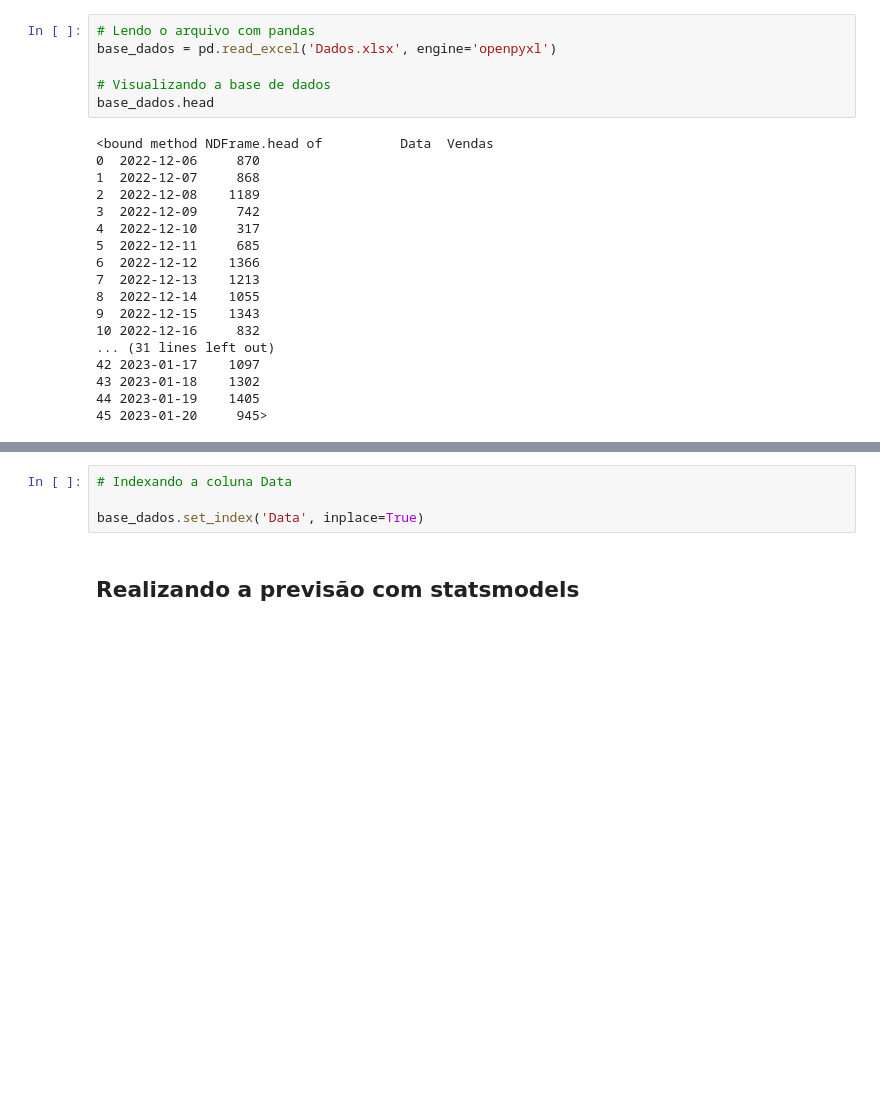
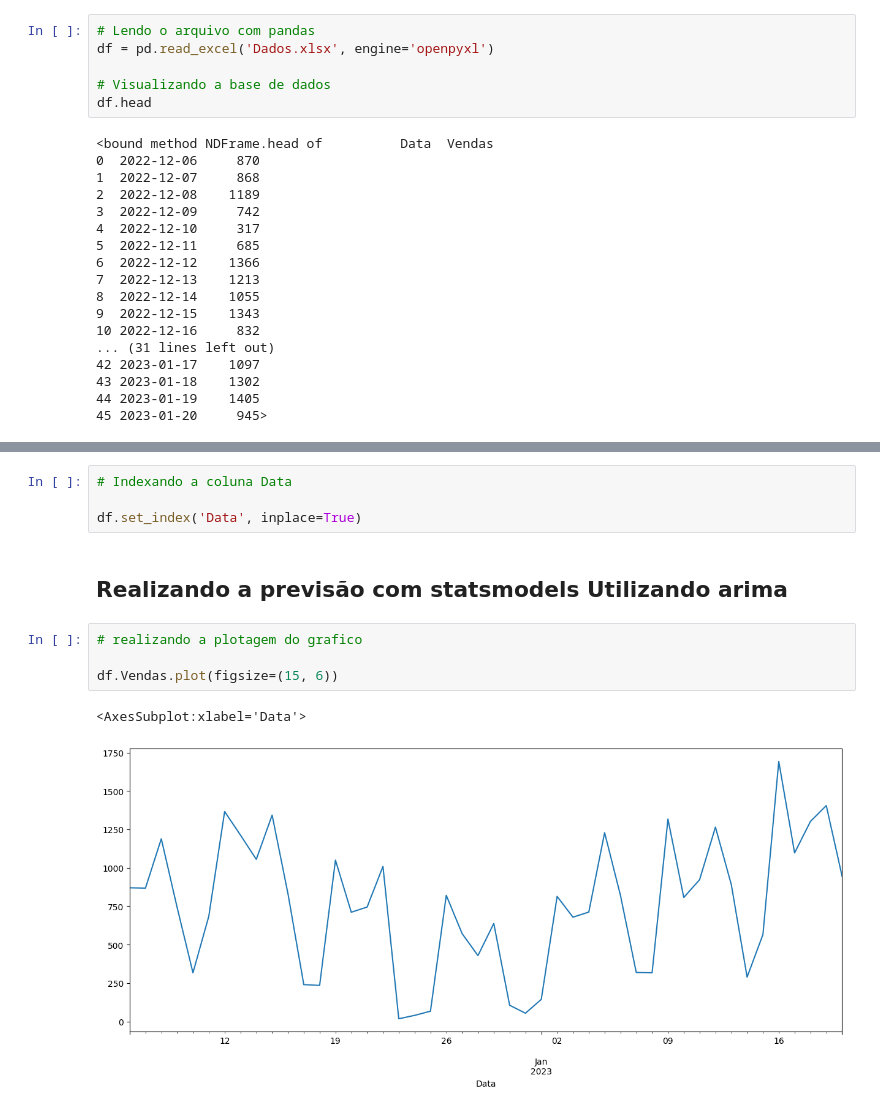
Before and after one commit to vitorhssouza/Desafio-Frexco-Data-Analitycs, a Jupyter notebook: predicao.ipynb, the cells around one changed output, grey strips where cells are left out. Cells and saved outputs as stored; diff of their text form; blank space fills up the shorter version.

```diff
--- a/predicao.ipynb
+++ b/predicao.ipynb
@@ -15,10 +15,10 @@ from statsmodels.tsa.ar_model import AutoReg
 import seaborn as sns
 # %%
 # Lendo o arquivo com pandas
-base_dados = pd.read_excel('Dados.xlsx', engine='openpyxl')
+df = pd.read_excel('Dados.xlsx', engine='openpyxl')
 
 # Visualizando a base de dados
-base_dados.head
+df.head
 # %% [output]
 <bound method NDFrame.head of          Data  Vendas
 0  2022-12-06     870
@@ -65,6 +65,13 @@ memory usage: 864.0 bytes
 # %%
 # Indexando a coluna Data
 
-base_dados.set_index('Data', inplace=True)
+df.set_index('Data', inplace=True)
 # %% [markdown]
-## Realizando a previsão com statsmodels
+## Realizando a previsão com statsmodels Utilizando arima
+# %%
+# realizando a plotagem do grafico
+
+df.Vendas.plot(figsize=(15, 6))
+# %% [output]
+<AxesSubplot:xlabel='Data'>
+[figure, added]
```
Also changed, not shown: parts of 9 cells of this notebook.
